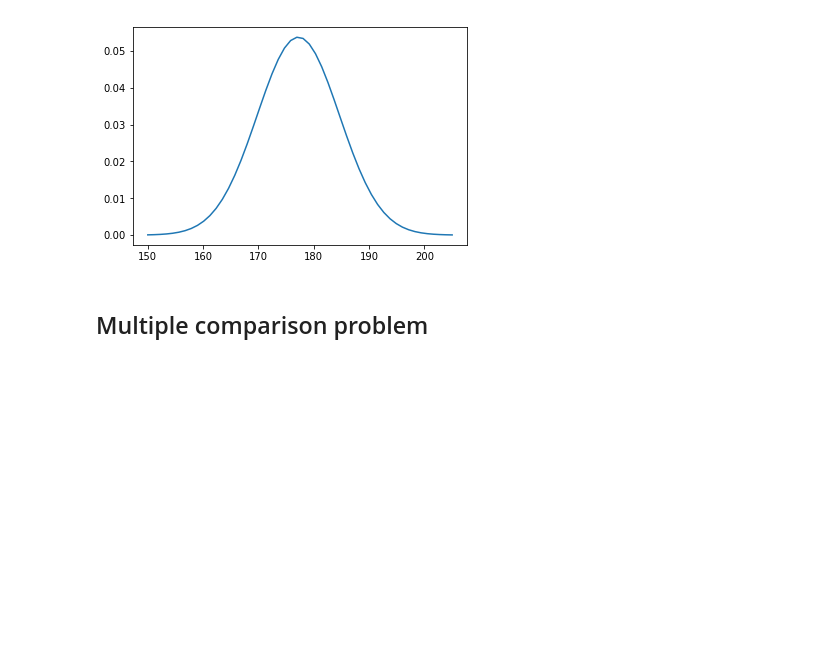
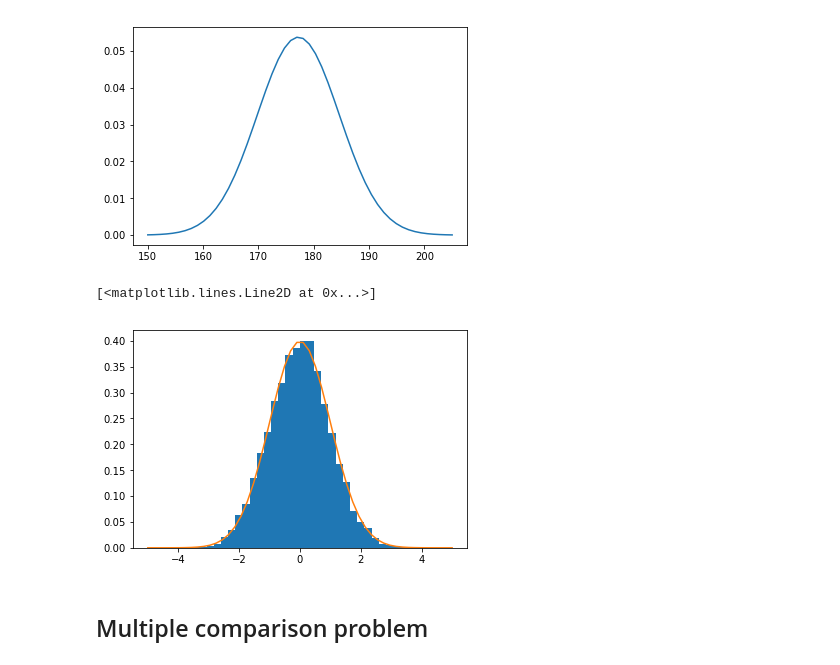
Before and after one commit to Exelenz9/advstat-labs, a Jupyter notebook: Lab04/Lab04.ipynb, the cells around one changed output. Cells and saved outputs as stored; diff of their text form; code cells hidden in the pictures; blank space fills up the shorter version.

```diff
--- a/Lab04/Lab04.ipynb
+++ b/Lab04/Lab04.ipynb
@@ -112,13 +112,21 @@ def get_norm_samples(n):
     std = 7.42
     N=100
     samples = np.zeros(n)
-    for i in xrange(n):
-        n = np.random.normal(mean, std, N)
-        samples[i] = (np.sum(b)-N/2)/((N**0.5)/2) #TODO
+    for i in range(0,n):
+        nor = np.random.normal(mean, std, N)
+        samples[i] = (np.sum(nor)-N*mean)/((N**0.5)*std) #TODO
     return samples
 # %%
 # 3. Depict the empirical distribution of the sample means and
 # the asymptotical distribution of sample means from CLT
+samples = get_norm_samples(10000)
+x = np.linspace(-5,5)
+plt.hist(samples, 30, normed=True)
+dist_asympt = norm(0,1)
+plt.plot(x, dist_asympt.pdf(x))
+# %% [output]
+[<matplotlib.lines.Line2D at 0x...>]
+[figure, added]
 # %% [markdown]
 ## Multiple comparison problem
 # %% [markdown]
```
Also changed, not shown: parts of 7 cells of this notebook.
